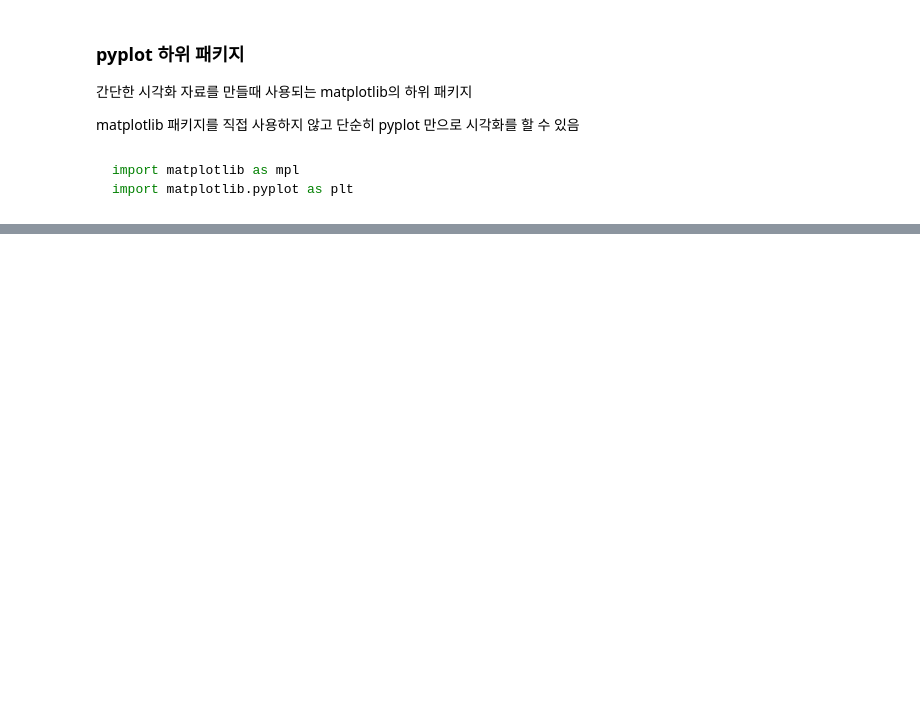
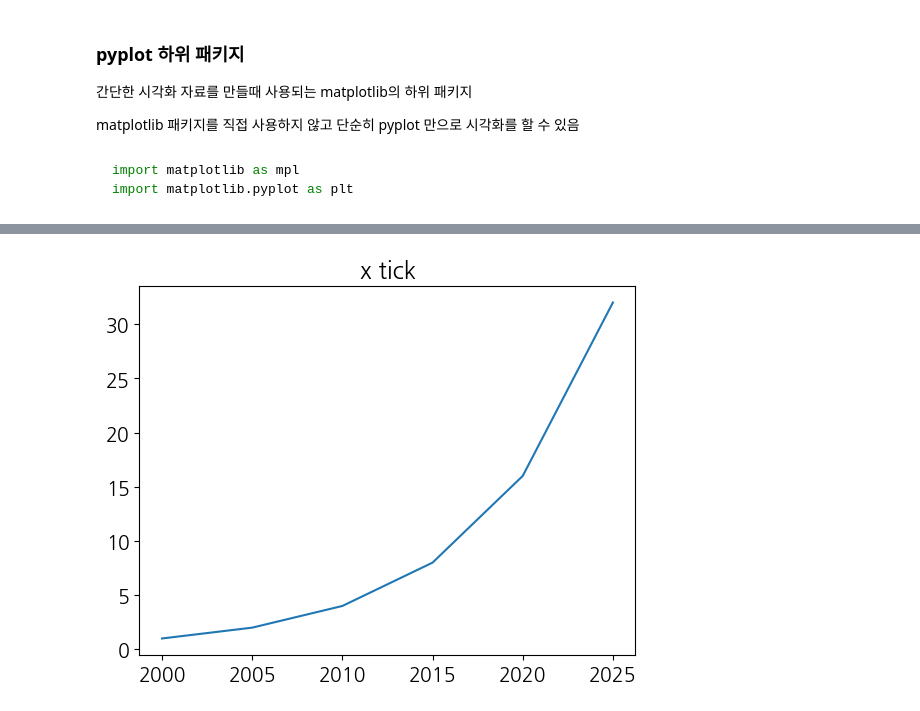
Before and after one commit to jojaehyeok99/python_20240215, a Jupyter notebook: matplotlib_visualize_data/matplotlib_basic.ipynb, the cells around one changed output, grey strips where cells are left out. Drawn from its saved outputs; the diff is of its cells as text; code cells hidden in the pictures; blank space fills up the shorter version.

```diff
--- a/matplotlib_visualize_data/matplotlib_basic.ipynb
+++ b/matplotlib_visualize_data/matplotlib_basic.ipynb
@@ -47,0 +81,6 @@ plt.rcParams['axes.unicode_minus'] = False
+# %%
+plt.title('x tick') # title 함수는 제목을 표시
+plt.plot([2000, 2005, 2010, 2015, 2020, 2025], [1,2,4,8,16,32])
+plt.show()
+# %% [output]
+[figure, added]
```
Also changed, not shown: parts of 4 cells of this notebook.
